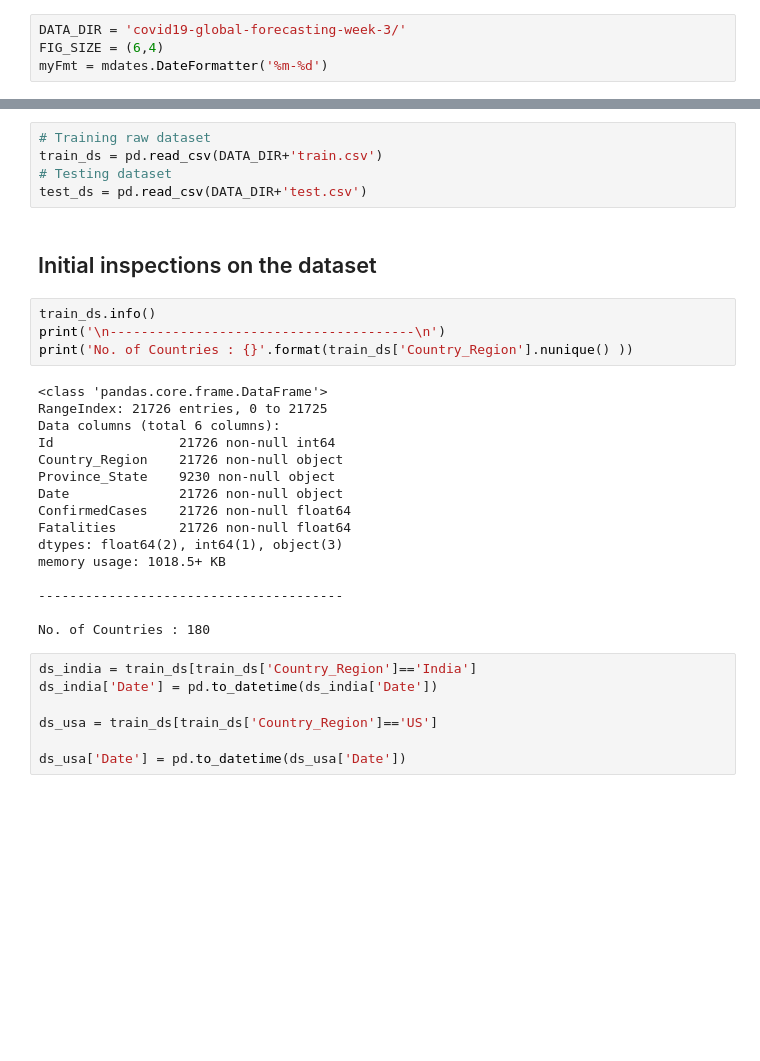
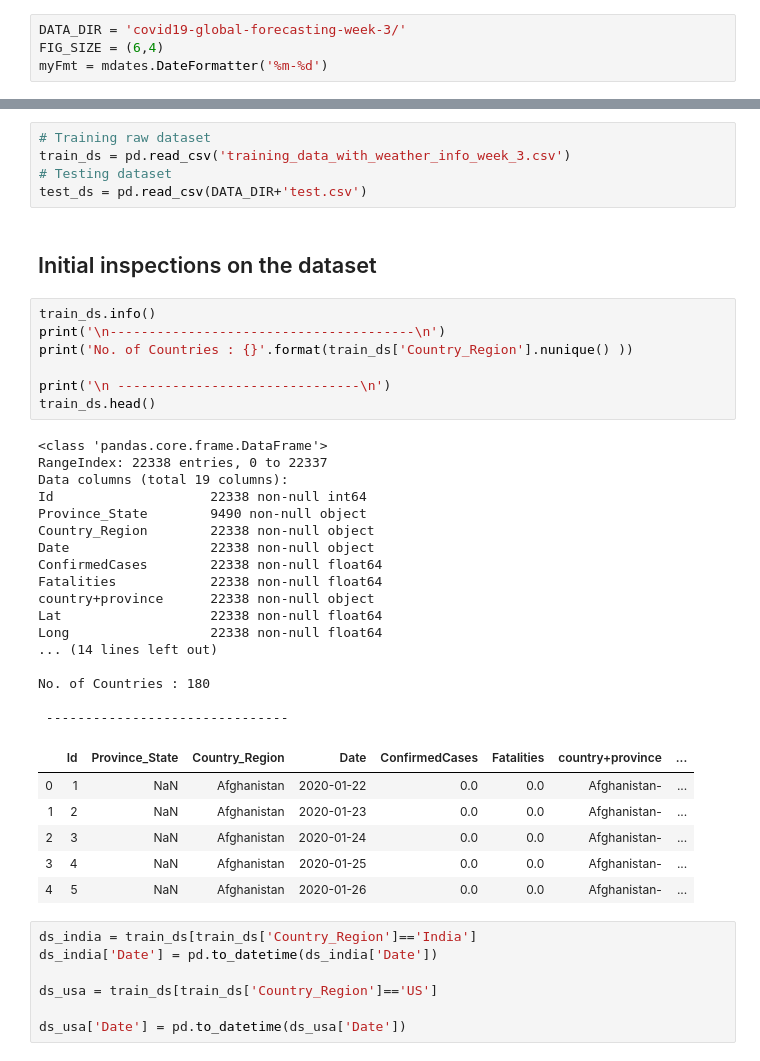
Before and after one commit to mail02ankit/covid19, a Jupyter notebook: anshul_notebook.ipynb, the cells around one changed output, grey strips where cells are left out. Drawn from its saved outputs; the diff is of its cells as text; blank space fills up the shorter version.

```diff
--- a/anshul_notebook.ipynb
+++ b/anshul_notebook.ipynb
@@ -18,6 +21,6 @@ myFmt = mdates.DateFormatter('%m-%d')
 # %%
 # Training raw dataset
-train_ds = pd.read_csv(DATA_DIR+'train.csv')
+train_ds = pd.read_csv('training_data_with_weather_info_week_3.csv')
 # Testing dataset
 test_ds = pd.read_csv(DATA_DIR+'test.csv')
 # %% [markdown]
@@ -25,23 +28,34 @@ test_ds = pd.read_csv(DATA_DIR+'test.csv')
 # %%
 train_ds.info()
 print('\n---------------------------------------\n')
 print('No. of Countries : {}'.format(train_ds['Country_Region'].nunique() ))
+
+print('\n -------------------------------\n')
+train_ds.head()
 # %% [output]
 <class 'pandas.core.frame.DataFrame'>
-RangeIndex: 21726 entries, 0 to 21725
-Data columns (total 6 columns):
-Id                21726 non-null int64
-Country_Region    21726 non-null object
-Province_State    9230 non-null object
-Date              21726 non-null object
-ConfirmedCases    21726 non-null float64
-Fatalities        21726 non-null float64
-dtypes: float64(2), int64(1), object(3)
-memory usage: 1018.5+ KB
-
----------------------------------------
+RangeIndex: 22338 entries, 0 to 22337
+Data columns (total 19 columns):
+Id                    22338 non-null int64
+Province_State        9490 non-null object
+Country_Region        22338 non-null object
+Date                  22338 non-null object
+ConfirmedCases        22338 non-null float64
+Fatalities            22338 non-null float64
+country+province      22338 non-null object
+Lat                   22338 non-null float64
+Long                  22338 non-null float64
+... (14 lines left out)
 
 No. of Countries : 180
+
+ -------------------------------
+|  | Id | Province_State | Country_Region | Date | ConfirmedCases | Fatalities | country+province | ... |
+| 0 | 1 | NaN | Afghanistan | 2020-01-22 | 0.0 | 0.0 | Afghanistan- | ... |
+| 1 | 2 | NaN | Afghanistan | 2020-01-23 | 0.0 | 0.0 | Afghanistan- | ... |
+| 2 | 3 | NaN | Afghanistan | 2020-01-24 | 0.0 | 0.0 | Afghanistan- | ... |
+| 3 | 4 | NaN | Afghanistan | 2020-01-25 | 0.0 | 0.0 | Afghanistan- | ... |
+| 4 | 5 | NaN | Afghanistan | 2020-01-26 | 0.0 | 0.0 | Afghanistan- | ... |
 # %%
 ds_india = train_ds[train_ds['Country_Region']=='India']
 ds_india['Date'] = pd.to_datetime(ds_india['Date'])
```
Also changed, not shown: parts of 12 cells of this notebook, 2 other files.
